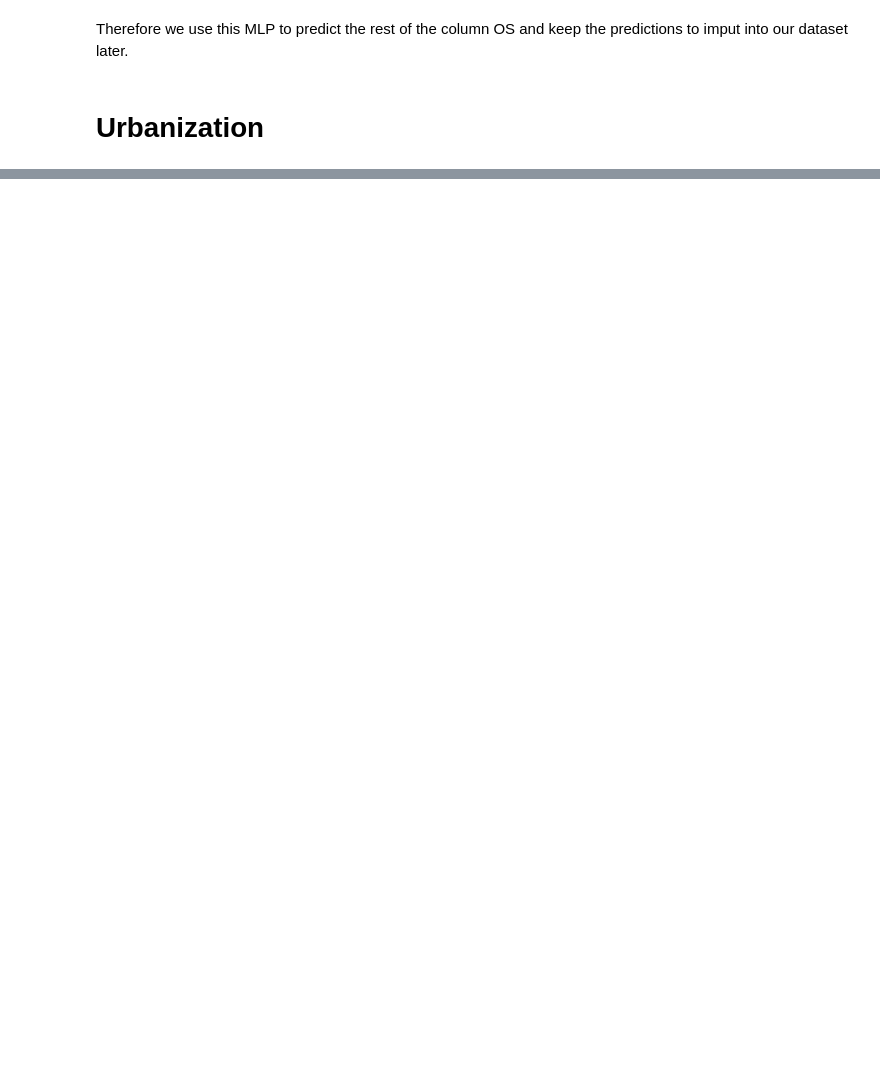
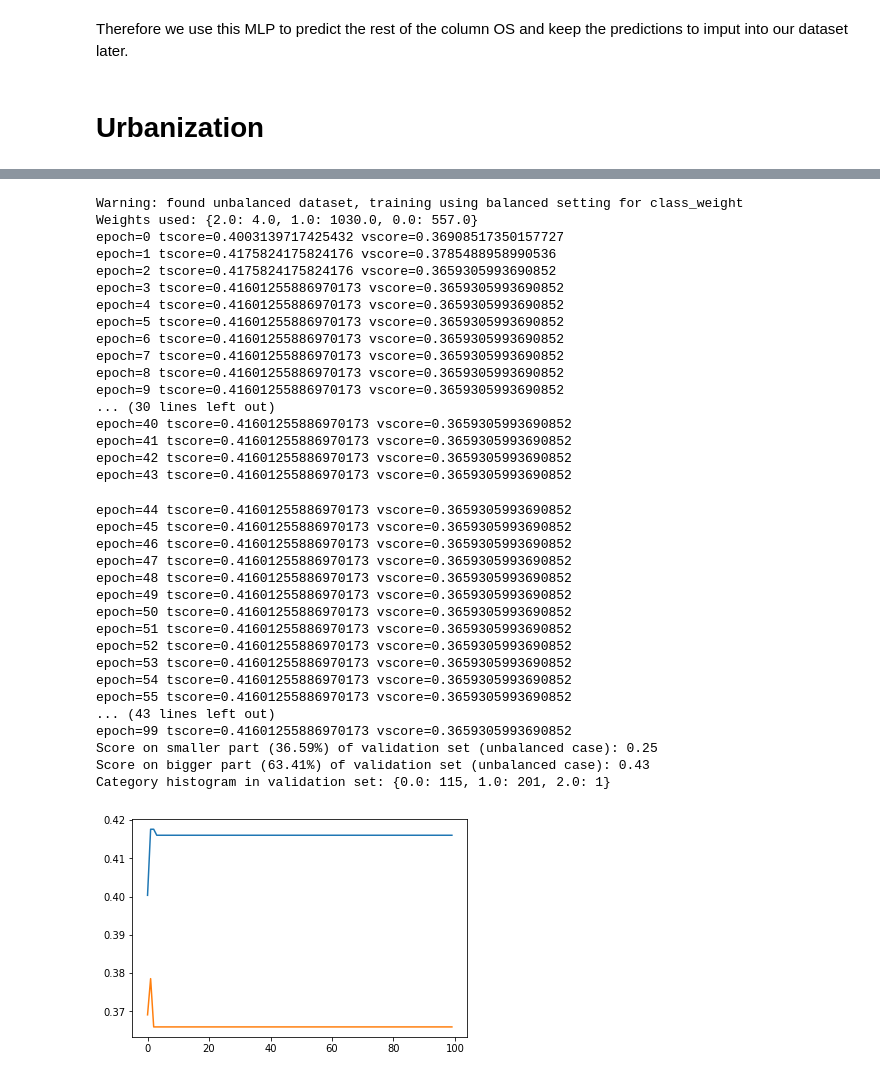
Before and after one commit to guglielmoG/MachineLearningVod, a Jupyter notebook: ML-Vod++.ipynb, the cells around one changed output, grey strips where cells are left out. Cells and saved outputs as stored; diff of their text form; code cells hidden in the pictures; blank space fills up the shorter version.

```diff
--- a/ML-Vod++.ipynb
+++ b/ML-Vod++.ipynb
@@ -1076,0 +1136,40 @@ best is Perceptron interface with score 0.45
+# %%
+my_lr.train(*data.get_train(), percentage=0.8, std=False, pca=0, threshold_unbalanced=0.6, epochs=100,
+            penalty="l2", dual=False, tol=0.0001, C=1.0, fit_intercept=True, intercept_scaling=1,
+            class_weight=None,  solver="newton-cg", max_iter=100, multi_class="multinomial")
+# %% [output]
+Warning: found unbalanced dataset, training using balanced setting for class_weight
+Weights used: {2.0: 4.0, 1.0: 1030.0, 0.0: 557.0}
+epoch=0 tscore=0.4003139717425432 vscore=0.36908517350157727
+epoch=1 tscore=0.4175824175824176 vscore=0.3785488958990536
+epoch=2 tscore=0.4175824175824176 vscore=0.3659305993690852
+epoch=3 tscore=0.41601255886970173 vscore=0.3659305993690852
+epoch=4 tscore=0.41601255886970173 vscore=0.3659305993690852
+epoch=5 tscore=0.41601255886970173 vscore=0.3659305993690852
+epoch=6 tscore=0.41601255886970173 vscore=0.3659305993690852
+epoch=7 tscore=0.41601255886970173 vscore=0.3659305993690852
+epoch=8 tscore=0.41601255886970173 vscore=0.3659305993690852
+epoch=9 tscore=0.41601255886970173 vscore=0.3659305993690852
+... (30 lines left out)
+epoch=40 tscore=0.41601255886970173 vscore=0.3659305993690852
+epoch=41 tscore=0.41601255886970173 vscore=0.3659305993690852
+epoch=42 tscore=0.41601255886970173 vscore=0.3659305993690852
+epoch=43 tscore=0.41601255886970173 vscore=0.3659305993690852
+epoch=44 tscore=0.41601255886970173 vscore=0.3659305993690852
+epoch=45 tscore=0.41601255886970173 vscore=0.3659305993690852
+epoch=46 tscore=0.41601255886970173 vscore=0.3659305993690852
+epoch=47 tscore=0.41601255886970173 vscore=0.3659305993690852
+epoch=48 tscore=0.41601255886970173 vscore=0.3659305993690852
+epoch=49 tscore=0.41601255886970173 vscore=0.3659305993690852
+epoch=50 tscore=0.41601255886970173 vscore=0.3659305993690852
+epoch=51 tscore=0.41601255886970173 vscore=0.3659305993690852
+epoch=52 tscore=0.41601255886970173 vscore=0.3659305993690852
+epoch=53 tscore=0.41601255886970173 vscore=0.3659305993690852
+epoch=54 tscore=0.41601255886970173 vscore=0.3659305993690852
+epoch=55 tscore=0.41601255886970173 vscore=0.3659305993690852
+... (43 lines left out)
+epoch=99 tscore=0.41601255886970173 vscore=0.3659305993690852
+Score on smaller part (36.59%) of validation set (unbalanced case): 0.25
+Score on bigger part (63.41%) of validation set (unbalanced case): 0.43
+Category histogram in validation set: {0.0: 115, 1.0: 201, 2.0: 1}
+[figure, added]
```
Also changed, not shown: parts of 36 cells of this notebook.
